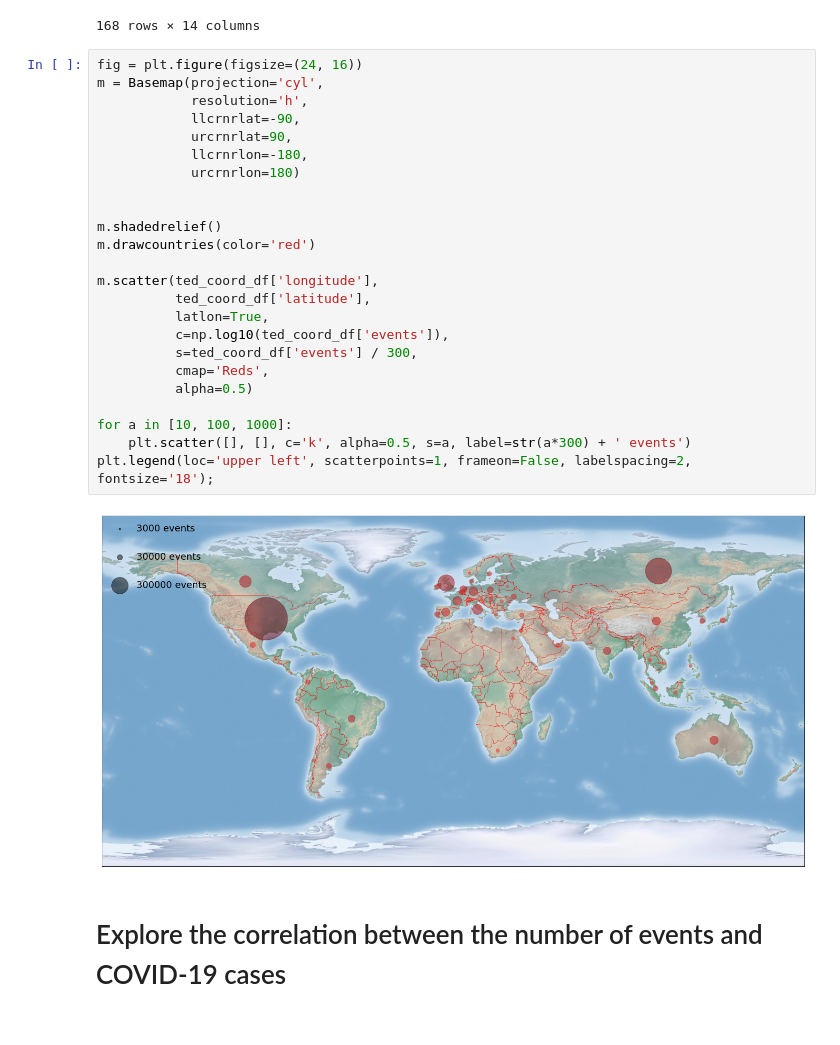
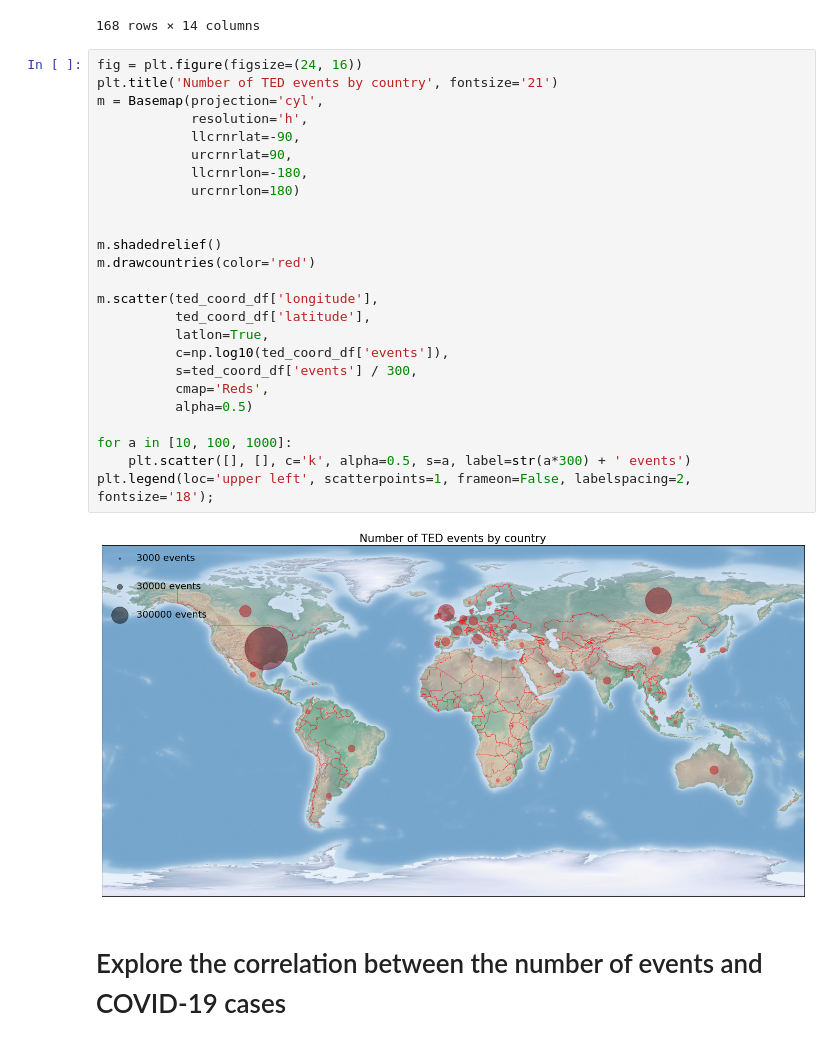
Before and after one commit to vfrantc/data_viz, a Jupyter notebook: Assingment_2_Frants_Vladimir.ipynb, the cells around one changed output. Drawn from its saved outputs; the diff is of its cells as text.

```diff
--- a/Assingment_2_Frants_Vladimir.ipynb
+++ b/Assingment_2_Frants_Vladimir.ipynb
@@ -126,29 +126,30 @@ ted_coord_df
 168 rows × 14 columns
 # %%
 fig = plt.figure(figsize=(24, 16))
+plt.title('Number of TED events by country', fontsize='21')
 m = Basemap(projection='cyl',
             resolution='h',
             llcrnrlat=-90,
             urcrnrlat=90,
             llcrnrlon=-180,
             urcrnrlon=180)
 
 
 m.shadedrelief()
 m.drawcountries(color='red')
 
 m.scatter(ted_coord_df['longitude'],
           ted_coord_df['latitude'],
           latlon=True,
           c=np.log10(ted_coord_df['events']),
           s=ted_coord_df['events'] / 300,
           cmap='Reds',
           alpha=0.5)
 
 for a in [10, 100, 1000]:
     plt.scatter([], [], c='k', alpha=0.5, s=a, label=str(a*300) + ' events')
 plt.legend(loc='upper left', scatterpoints=1, frameon=False, labelspacing=2, fontsize='18');
 # %% [output]
-[figure, old version]
+[figure, new version]
 # %% [markdown]
 # Explore the correlation between the number of events and COVID-19 cases
```
Also changed, not shown: parts of 11 cells of this notebook.
